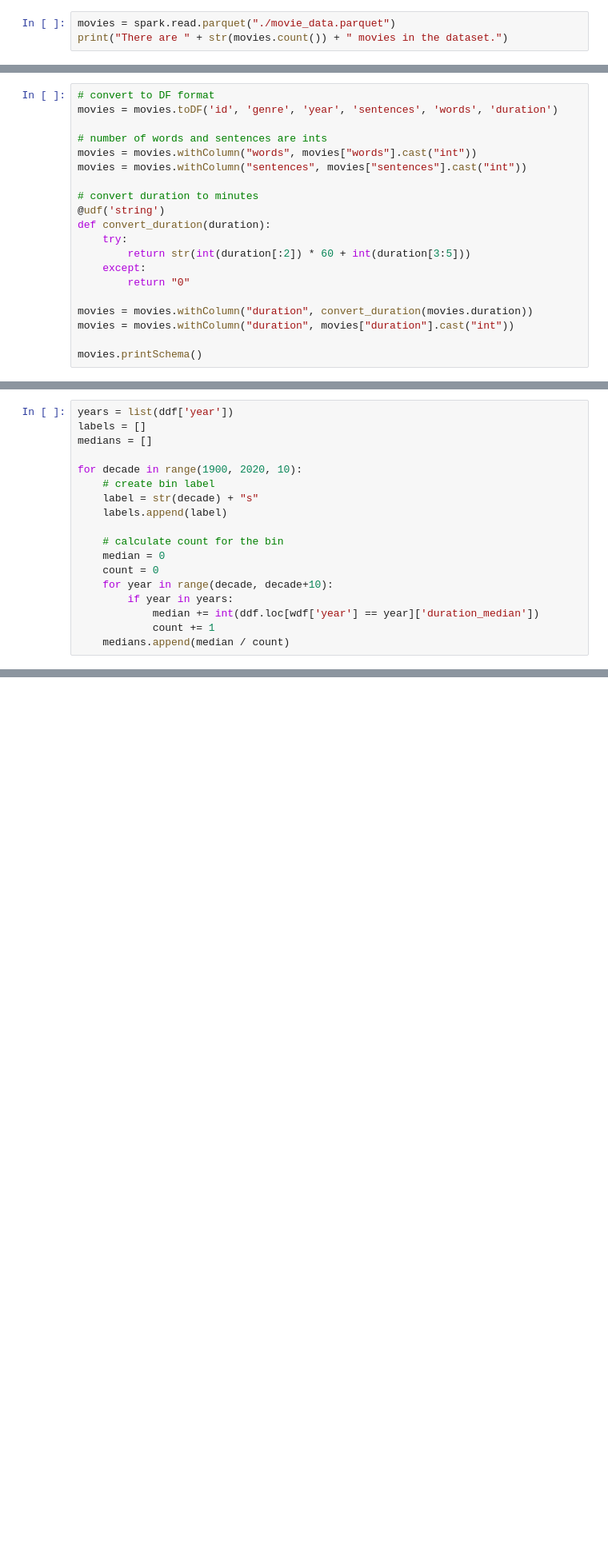
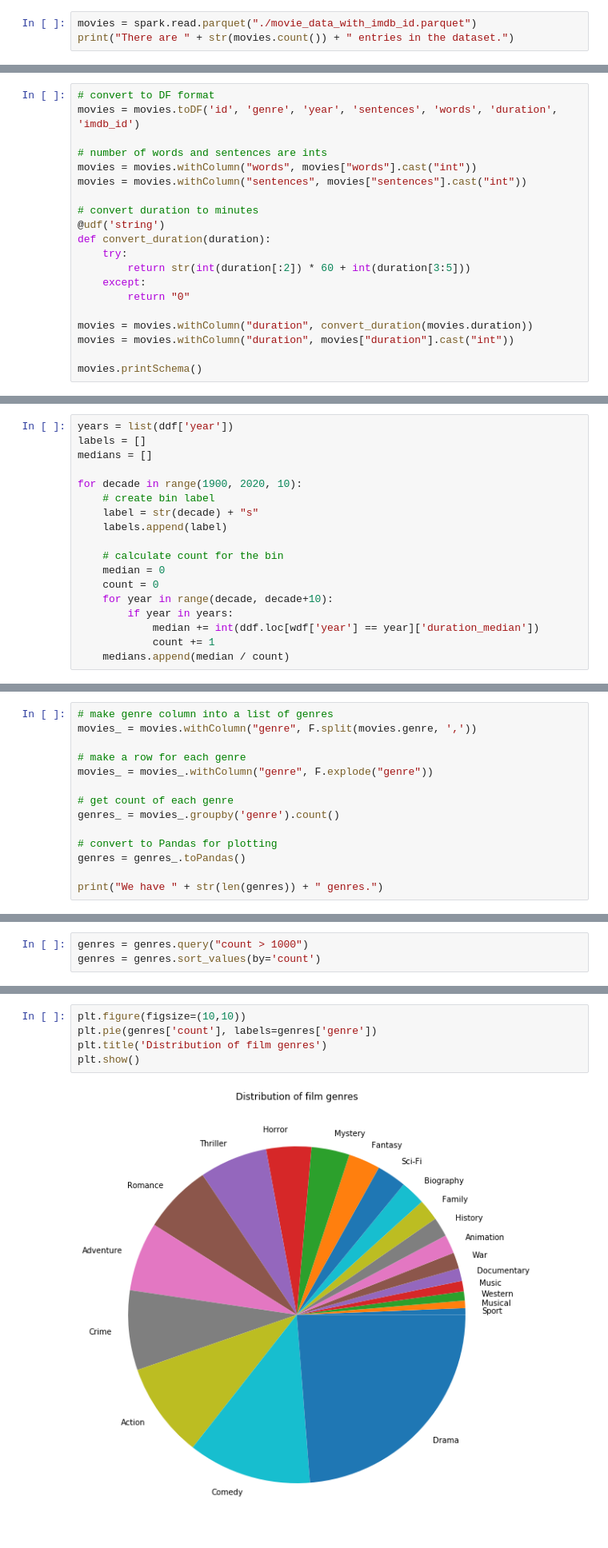
Before and after one commit to RobertInjac/ADA-Project-2018-OpenSubtitles, a Jupyter notebook: Project.ipynb, the cells around one changed output, grey strips where cells are left out. Shown: that part at 80% size. Saved outputs shown, nothing was run; the diff lists cells and outputs as text; blank space fills up the shorter version.

Commit message:
Added distribution of genres and some minor changes.

```diff
--- a/Project.ipynb
+++ b/Project.ipynb
@@ -206,6 +204,6 @@ movies.write.mode("overwrite").parquet('movie_data_enriched.parquet')
 # %% [markdown]
 Before working with our data, let's get to know it. We will start by getting the movie data.
 # %%
-movies = spark.read.parquet("./movie_data.parquet")
-print("There are " + str(movies.count()) + " movies in the dataset.")
+movies = spark.read.parquet("./movie_data_with_imdb_id.parquet")
+print("There are " + str(movies.count()) + " entries in the dataset.")
 # %% [output]
@@ -218,7 +216,7 @@ movies.schema
 StructType(List(StructField(_id,IntegerType,true),StructField(genre,StringType,true),StructField(year,StringType,true),StructField(sentences,StringType,true),StructField(words,StringType,true),StructF ...
 # %%
 # convert to DF format
-movies = movies.toDF('id', 'genre', 'year', 'sentences', 'words', 'duration')
+movies = movies.toDF('id', 'genre', 'year', 'sentences', 'words', 'duration', 'imdb_id')
 
 # number of words and sentences are ints
 movies = movies.withColumn("words", movies["words"].cast("int"))
@@ -489,0 +496,14 @@ plt.show()
+# %%
+# make genre column into a list of genres
+movies_ = movies.withColumn("genre", F.split(movies.genre, ','))
+
+# make a row for each genre
+movies_ = movies_.withColumn("genre", F.explode("genre"))
+
+# get count of each genre
+genres_ = movies_.groupby('genre').count()
+
+# convert to Pandas for plotting
+genres = genres_.toPandas()
+
+print("We have " + str(len(genres)) + " genres.")
@@ -489,0 +514,3 @@ plt.show()
+# %%
+genres = genres.query("count > 1000")
+genres = genres.sort_values(by='count')
@@ -490,3 +519,10 @@ plt.show()
+# %%
+plt.figure(figsize=(10,10))
+plt.pie(genres['count'], labels=genres['genre'])
+plt.title('Distribution of film genres')
+plt.show()
+# %% [output]
+[figure, added]
 # %% [markdown]
 ### 1.2 Subtitle dataframe
 
```
Also changed, not shown: parts of 15 cells of this notebook.
